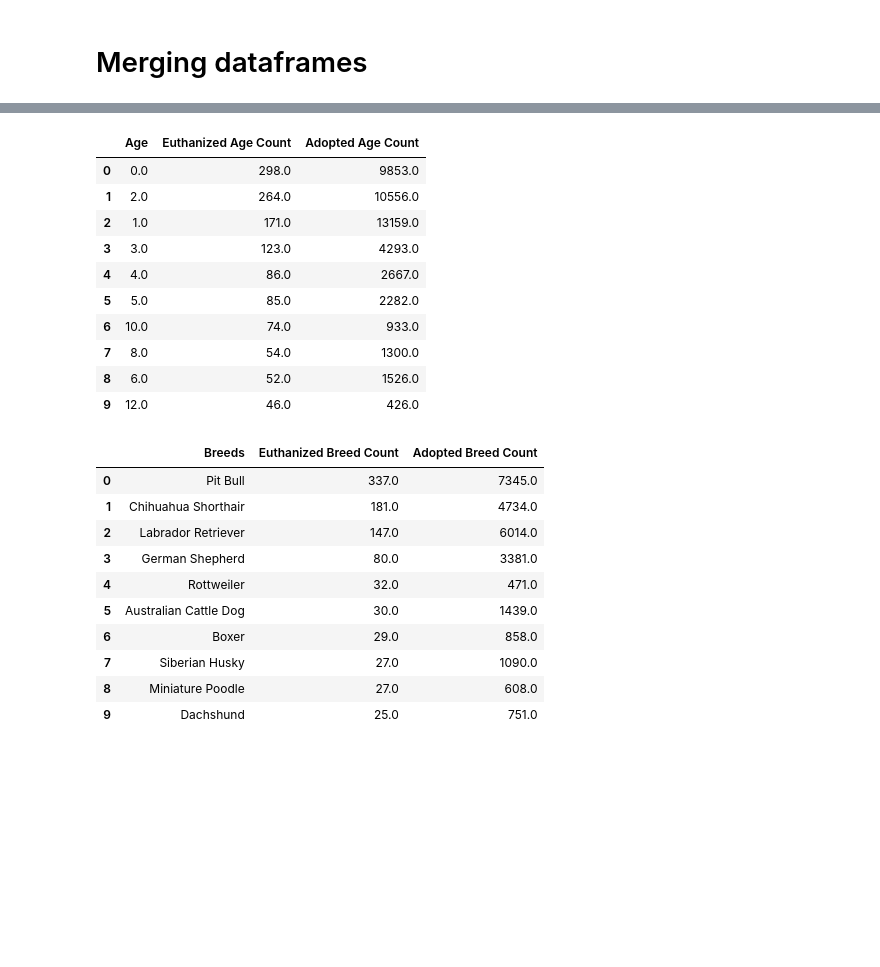
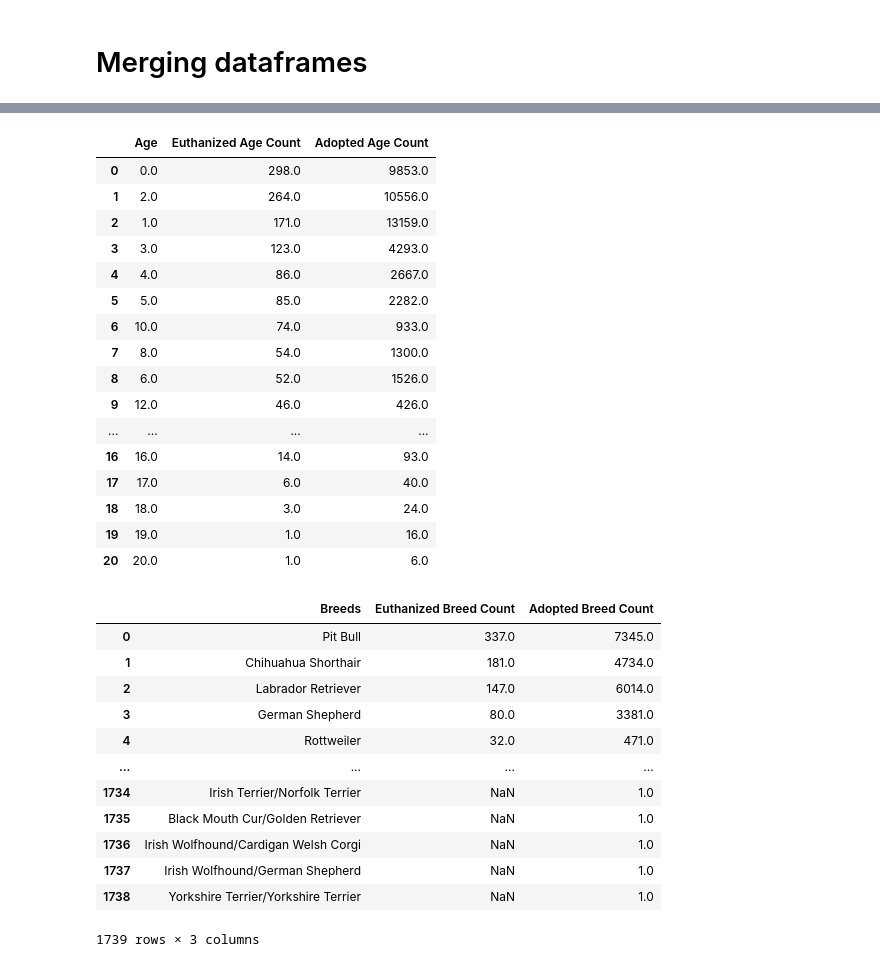
Before and after one commit to bfarao/bf_capstone, a Jupyter notebook: notebook/BrunaF_Austin_Capstone.ipynb, the cells around one changed output, grey strips where cells are left out. Cells and saved outputs as stored; diff of their text form; code cells hidden in the pictures; blank space fills up the shorter version.

```diff
--- a/notebook/BrunaF_Austin_Capstone.ipynb
+++ b/notebook/BrunaF_Austin_Capstone.ipynb
@@ -218,8 +218,9 @@ adopt_dog_breed
 # %%
-adopt_age = dog_breed_1.groupby(['Age']).count()
-adopt_age = adopt_age.sort_values('Animal ID', ascending= False).reset_index()
-adopt_age = adopt_age[['Age', 'Animal ID']].rename(columns= {'Animal ID': 'Adopted Age Count'})
-adopt_age
+adopt_age_d = dog_breed_1.groupby(['Age']).count()
+adopt_age_d = adopt_age_d.sort_values('Animal ID', ascending= False).reset_index()
+adopt_age_d = adopt_age_d[['Age', 'Animal ID']].rename(columns= {'Animal ID': 'Adopted Age Count'})
+adopt_age_d = adopt_age_d.drop([21, 22, 23])
+adopt_age_d
 # %% [output]
 |  | Age | Adopted Age Count |
 | 0 | 1.0 | 13159 |
@@ -326,8 +345,8 @@ euth_dog_breed
 # %%
-euth_age = dog_breed_2.groupby(['Age']).count()
-euth_age = euth_age.sort_values('Animal ID', ascending= False).reset_index()
-euth_age = euth_age[['Age', 'Animal ID']].rename(columns= {'Animal ID': 'Euthanized Age Count'})
-euth_age
+euth_age_d = dog_breed_2.groupby(['Age']).count()
+euth_age_d = euth_age_d.sort_values('Animal ID', ascending= False).reset_index()
+euth_age_d = euth_age_d[['Age', 'Animal ID']].rename(columns= {'Animal ID': 'Euthanized Age Count'})
+euth_age_d
 # %% [output]
 |  | Age | Euthanized Age Count |
 | 0 | 0.0 | 298 |
@@ -369,21 +454,28 @@ merge_pets_total_austin
 # %%
-merge_age_austin = pd.merge(euth_age, adopt_age, on = 'Age', how= 'outer')
-merge_age_austin.head(10)
+merge_age_austin = pd.merge(euth_age_d, adopt_age_d, on = 'Age', how= 'outer')
+merge_age_austin = merge_age_austin.dropna()
+merge_age_austin
 # %% [output]
 |  | Age | Euthanized Age Count | Adopted Age Count |
 | 0 | 0.0 | 298.0 | 9853.0 |
 | 1 | 2.0 | 264.0 | 10556.0 |
 | 2 | 1.0 | 171.0 | 13159.0 |
 | 3 | 3.0 | 123.0 | 4293.0 |
 | 4 | 4.0 | 86.0 | 2667.0 |
 | 5 | 5.0 | 85.0 | 2282.0 |
 | 6 | 10.0 | 74.0 | 933.0 |
 | 7 | 8.0 | 54.0 | 1300.0 |
 | 8 | 6.0 | 52.0 | 1526.0 |
 | 9 | 12.0 | 46.0 | 426.0 |
+| ... | ... | ... | ... |
+| 16 | 16.0 | 14.0 | 93.0 |
+| 17 | 17.0 | 6.0 | 40.0 |
+| 18 | 18.0 | 3.0 | 24.0 |
+| 19 | 19.0 | 1.0 | 16.0 |
+| 20 | 20.0 | 1.0 | 6.0 |
 # %%
 merge_dogs_austin = pd.merge(euth_dog_breed, adopt_dog_breed, on= 'Breeds', how= 'outer')
-merge_dogs_austin.head(10)
+merge_dogs_austin
 # %% [output]
 |  | Breeds | Euthanized Breed Count | Adopted Breed Count |
 | 0 | Pit Bull | 337.0 | 7345.0 |
@@ -391,8 +483,10 @@ merge_dogs_austin.head(10)
 | 2 | Labrador Retriever | 147.0 | 6014.0 |
 | 3 | German Shepherd | 80.0 | 3381.0 |
 | 4 | Rottweiler | 32.0 | 471.0 |
-| 5 | Australian Cattle Dog | 30.0 | 1439.0 |
-| 6 | Boxer | 29.0 | 858.0 |
-| 7 | Siberian Husky | 27.0 | 1090.0 |
-| 8 | Miniature Poodle | 27.0 | 608.0 |
-| 9 | Dachshund | 25.0 | 751.0 |
+| ... | ... | ... | ... |
+| 1734 | Irish Terrier/Norfolk Terrier | NaN | 1.0 |
+| 1735 | Black Mouth Cur/Golden Retriever | NaN | 1.0 |
+| 1736 | Irish Wolfhound/Cardigan Welsh Corgi | NaN | 1.0 |
+| 1737 | Irish Wolfhound/German Shepherd | NaN | 1.0 |
+| 1738 | Yorkshire Terrier/Yorkshire Terrier | NaN | 1.0 |
+1739 rows × 3 columns
```
Also changed, not shown: parts of 24 cells of this notebook, 5 other files.
